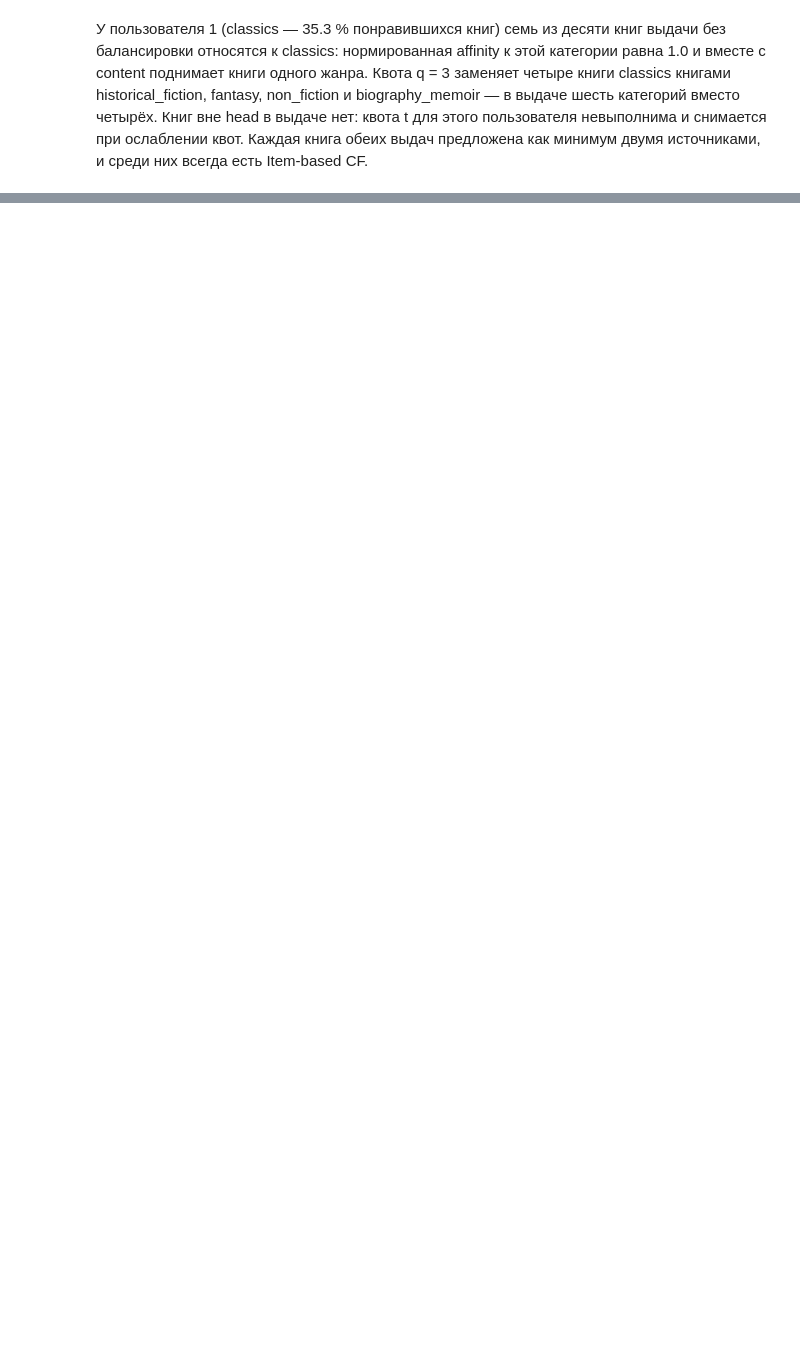
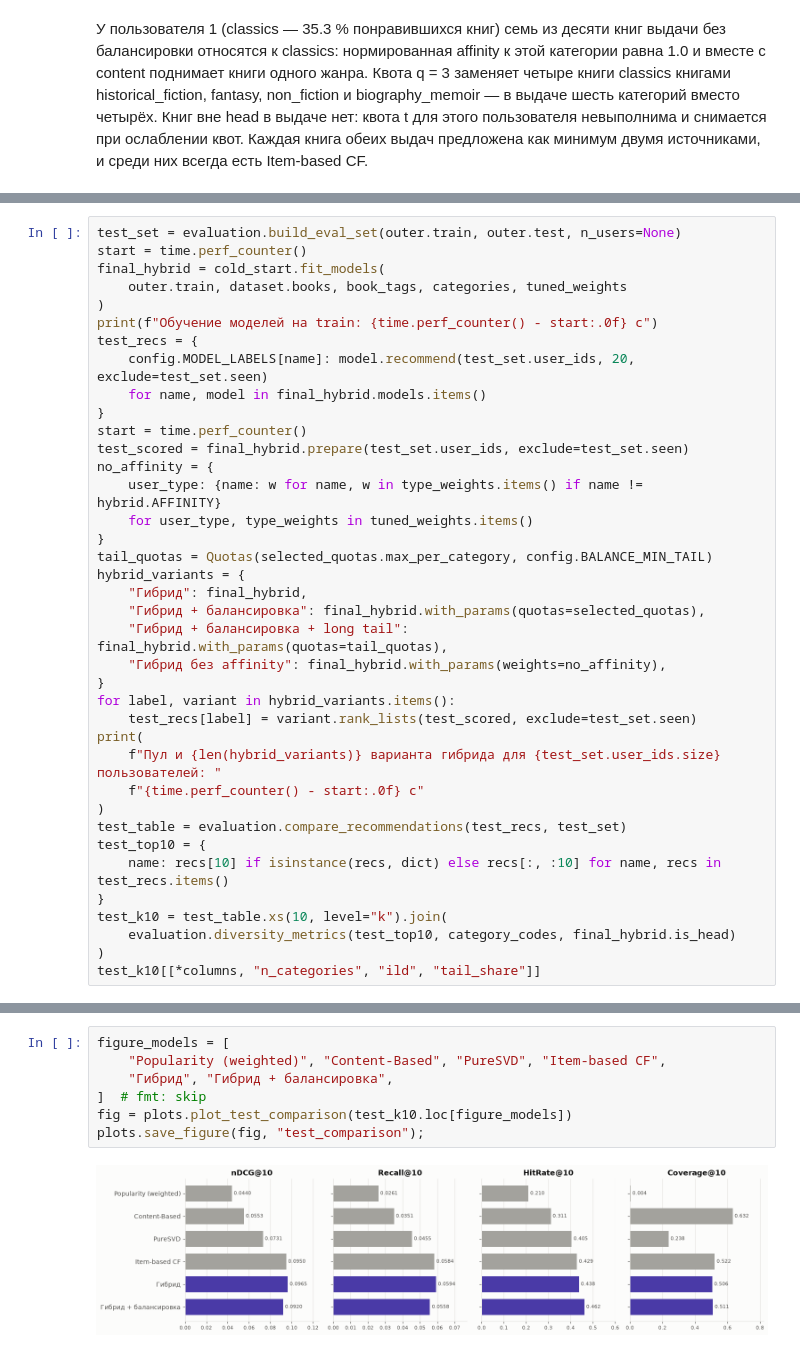
Before and after one commit to a-kapset/Rec_Systems_Session_Project, a Jupyter notebook: notebooks/hybrid_recsys.ipynb, the cells around one changed output, grey strips where cells are left out. Cells and saved outputs as stored; diff of their text form; blank space fills up the shorter version.

```diff
--- a/notebooks/hybrid_recsys.ipynb
+++ b/notebooks/hybrid_recsys.ipynb
@@ -406,0 +562,38 @@ balance_variants["Гибрид + квоты (q=3, t=3)"].explain(example_user, d
+# %%
+test_set = evaluation.build_eval_set(outer.train, outer.test, n_users=None)
+start = time.perf_counter()
+final_hybrid = cold_start.fit_models(
+    outer.train, dataset.books, book_tags, categories, tuned_weights
+)
+print(f"Обучение моделей на train: {time.perf_counter() - start:.0f} с")
+test_recs = {
+    config.MODEL_LABELS[name]: model.recommend(test_set.user_ids, 20, exclude=test_set.seen)
+    for name, model in final_hybrid.models.items()
+}
+start = time.perf_counter()
+test_scored = final_hybrid.prepare(test_set.user_ids, exclude=test_set.seen)
+no_affinity = {
+    user_type: {name: w for name, w in type_weights.items() if name != hybrid.AFFINITY}
+    for user_type, type_weights in tuned_weights.items()
+}
+tail_quotas = Quotas(selected_quotas.max_per_category, config.BALANCE_MIN_TAIL)
+hybrid_variants = {
+    "Гибрид": final_hybrid,
+    "Гибрид + балансировка": final_hybrid.with_params(quotas=selected_quotas),
+    "Гибрид + балансировка + long tail": final_hybrid.with_params(quotas=tail_quotas),
+    "Гибрид без affinity": final_hybrid.with_params(weights=no_affinity),
+}
+for label, variant in hybrid_variants.items():
+    test_recs[label] = variant.rank_lists(test_scored, exclude=test_set.seen)
+print(
+    f"Пул и {len(hybrid_variants)} варианта гибрида для {test_set.user_ids.size} пользователей: "
+    f"{time.perf_counter() - start:.0f} с"
+)
+test_table = evaluation.compare_recommendations(test_recs, test_set)
+test_top10 = {
+    name: recs[10] if isinstance(recs, dict) else recs[:, :10] for name, recs in test_recs.items()
+}
+test_k10 = test_table.xs(10, level="k").join(
+    evaluation.diversity_metrics(test_top10, category_codes, final_hybrid.is_head)
+)
+test_k10[[*columns, "n_categories", "ild", "tail_share"]]
@@ -406,0 +633,9 @@ balance_variants["Гибрид + квоты (q=3, t=3)"].explain(example_user, d
+# %%
+figure_models = [
+    "Popularity (weighted)", "Content-Based", "PureSVD", "Item-based CF",
+    "Гибрид", "Гибрид + балансировка",
+]  # fmt: skip
+fig = plots.plot_test_comparison(test_k10.loc[figure_models])
+plots.save_figure(fig, "test_comparison");
+# %% [output]
+[figure, added]
```
Also changed, not shown: parts of 39 cells of this notebook, 15 other files.
